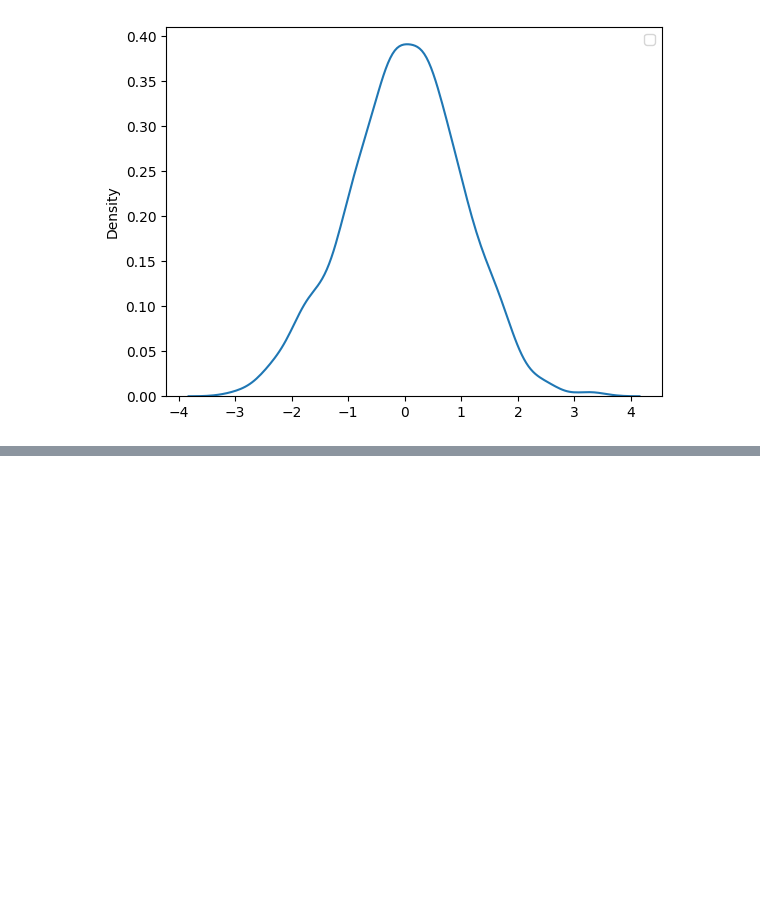
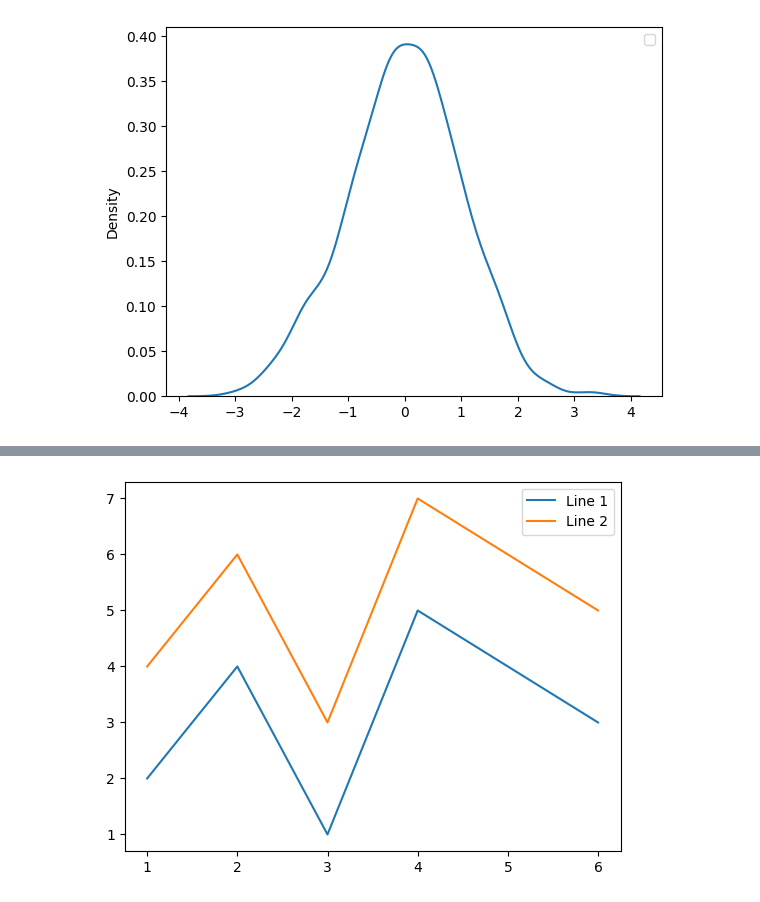
Before and after one commit to MuthuswamyNadar/Python-DSA, a Jupyter notebook: Practise Python/Module 7 (data-toolKit)/Matplotlib.ipynb, the cells around one changed output, grey strips where cells are left out. Drawn from its saved outputs; the diff is of its cells as text; code cells hidden in the pictures; blank space fills up the shorter version.

```diff
--- a/Practise Python/Module 7 (data-toolKit)/Matplotlib.ipynb
+++ b/Practise Python/Module 7 (data-toolKit)/Matplotlib.ipynb
@@ -246,0 +261,15 @@ plt.show()
+# %%
+import numpy as np
+import matplotlib.pyplot as plt
+
+# Define x and y arrays
+x = np.array([1, 2, 3, 4, 6])
+y = np.array([2, 4, 1, 5, 3])  # Example y values (since y was undefined)
+
+# Plot lines
+plt.plot(x, y, label='Line 1')
+plt.plot(x, y + 2, label='Line 2')  # No need for np.array(y) again
+plt.legend()
+plt.show()
+# %% [output]
+[figure, added]
```
Also changed, not shown: parts of 5 cells of this notebook, 1 other file.
